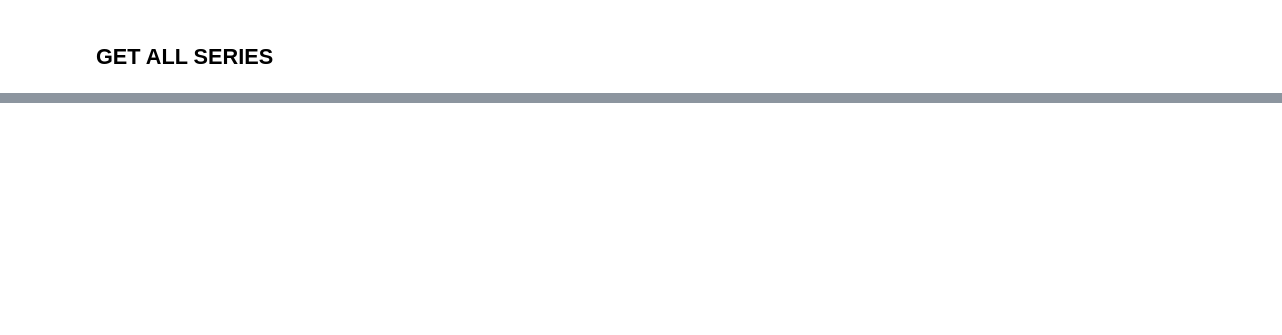
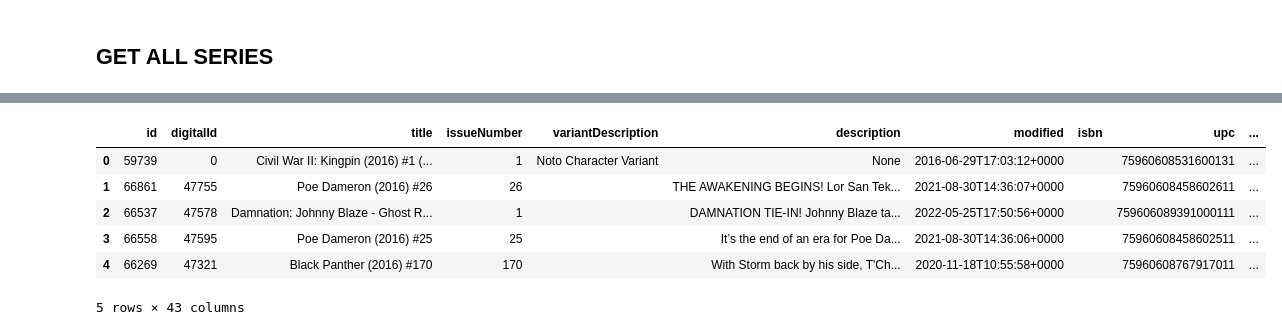
Before and after one commit to thamyrissacamoto/MarvelAPI, a Jupyter notebook: ProjetoFinal.ipynb, the cells around one changed output, grey strips where cells are left out. Drawn from its saved outputs; the diff is of its cells as text; code cells hidden in the pictures; blank space fills up the shorter version.

```diff
--- a/ProjetoFinal.ipynb
+++ b/ProjetoFinal.ipynb
@@ -303,0 +527,10 @@ todos_series.to_csv("TodosSeries.csv")
+# %%
+df2.head()
+# %% [output]
+|  | id | digitalId | title | issueNumber | variantDescription | description | modified | isbn | upc | ... |
+| 0 | 59739 | 0 | Civil War II: Kingpin (2016) #1 (... | 1 | Noto Character Variant | None | 2016-06-29T17:03:12+0000 |  | 75960608531600131 | ... |
+| 1 | 66861 | 47755 | Poe Dameron (2016) #26 | 26 |  | THE AWAKENING BEGINS! Lor San Tek... | 2021-08-30T14:36:07+0000 |  | 75960608458602611 | ... |
+| 2 | 66537 | 47578 | Damnation: Johnny Blaze - Ghost R... | 1 |  | DAMNATION TIE-IN! Johnny Blaze ta... | 2022-05-25T17:50:56+0000 |  | 759606089391000111 | ... |
+| 3 | 66558 | 47595 | Poe Dameron (2016) #25 | 25 |  | It’s the end of an era for Poe Da... | 2021-08-30T14:36:06+0000 |  | 75960608458602511 | ... |
+| 4 | 66269 | 47321 | Black Panther (2016) #170 | 170 |  | With Storm back by his side, T'Ch... | 2020-11-18T10:55:58+0000 |  | 75960608767917011 | ... |
+5 rows × 43 columns
```
Also changed, not shown: parts of 20 cells of this notebook.
